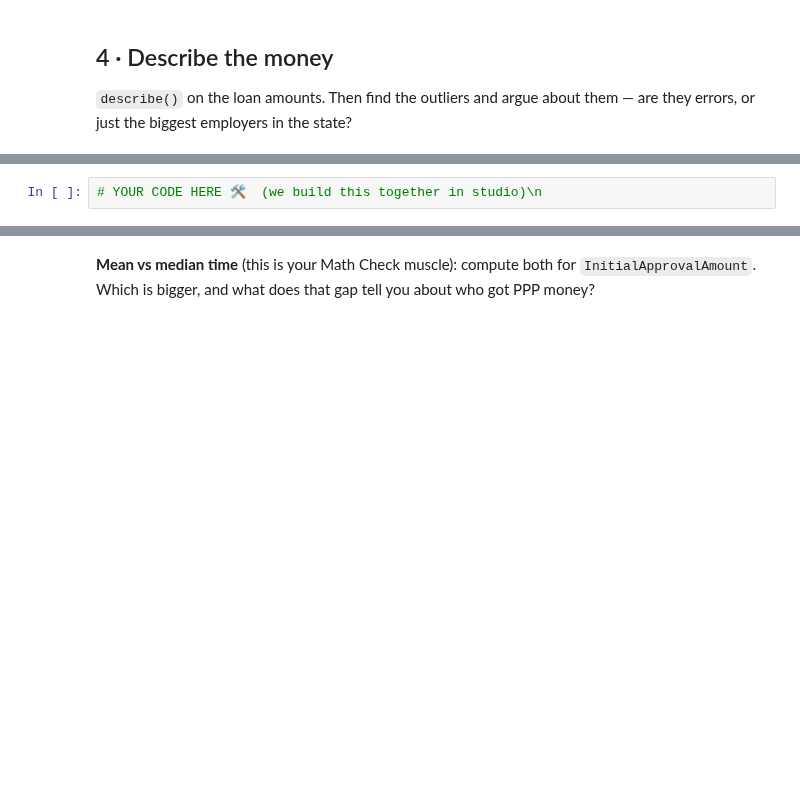
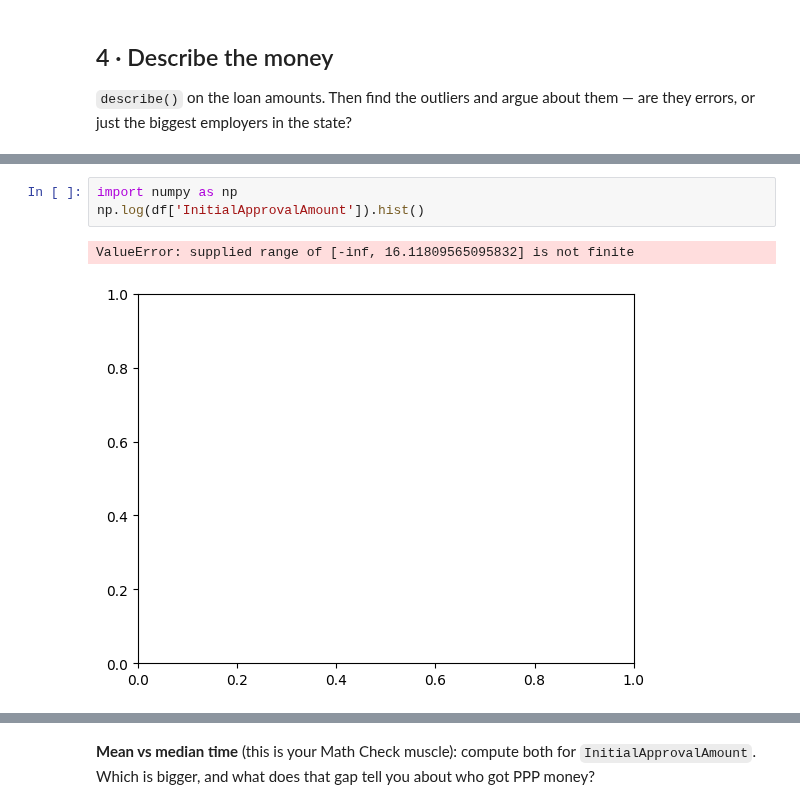
Before and after one commit to k-git-uconn/Studio1-BDM-F26, a Jupyter notebook: studio1/Studio1_PPP_DataER_blank.ipynb, the cells around one changed output, grey strips where cells are left out. Saved outputs shown, nothing was run; the diff lists cells and outputs as text; blank space fills up the shorter version.

```diff
--- a/studio1/Studio1_PPP_DataER_blank.ipynb
+++ b/studio1/Studio1_PPP_DataER_blank.ipynb
@@ -84,2 +118,6 @@ are they errors, or just the biggest employers in the state?
 # %%
-# YOUR CODE HERE 🛠️  (we build this together in studio)\n
+import numpy as np
+np.log(df['InitialApprovalAmount']).hist()
+# %% [output]
+ValueError: supplied range of [-inf, 16.11809565095832] is not finite
+[figure, added]
```
Also changed, not shown: parts of 4 cells of this notebook.
